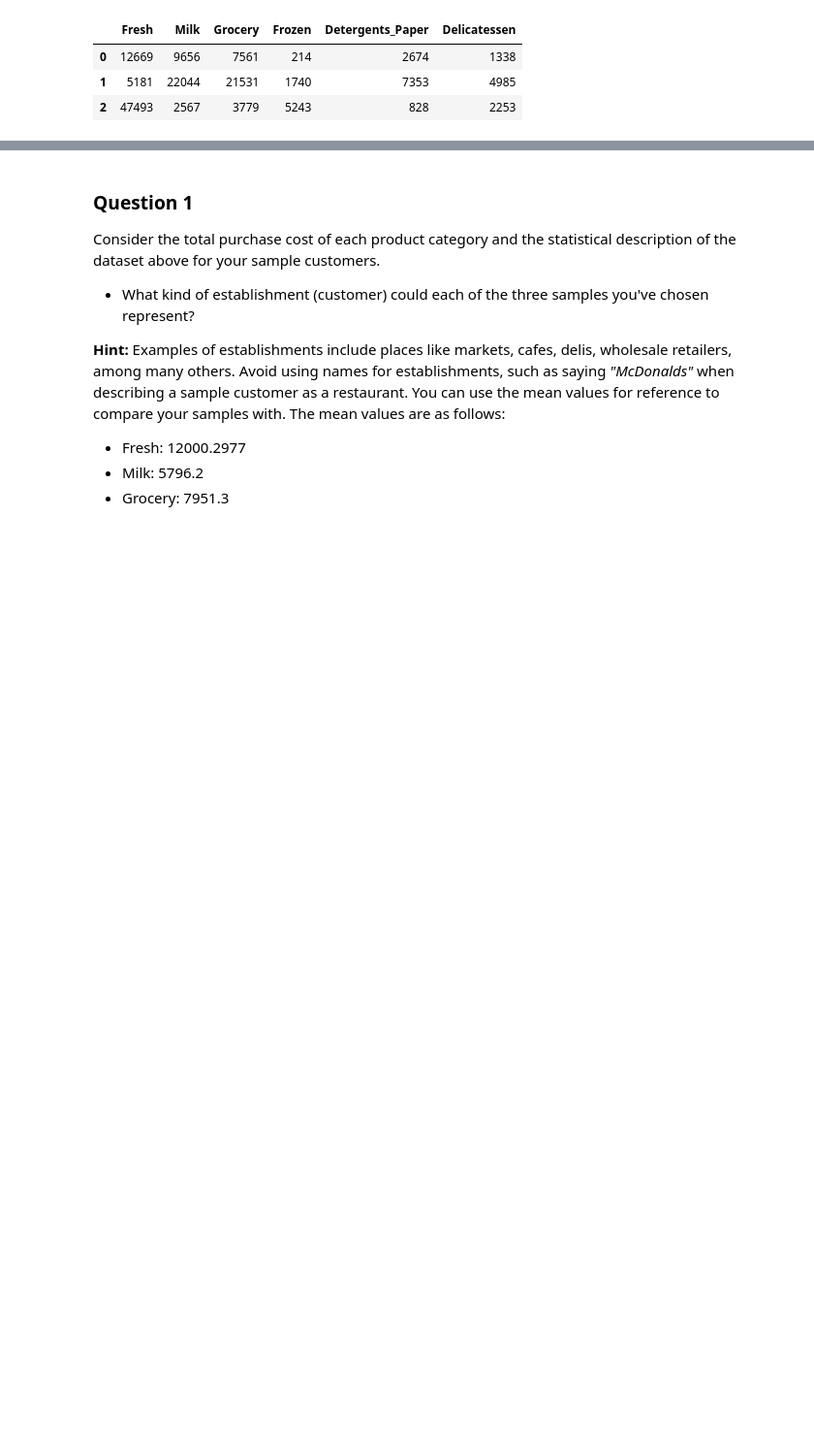
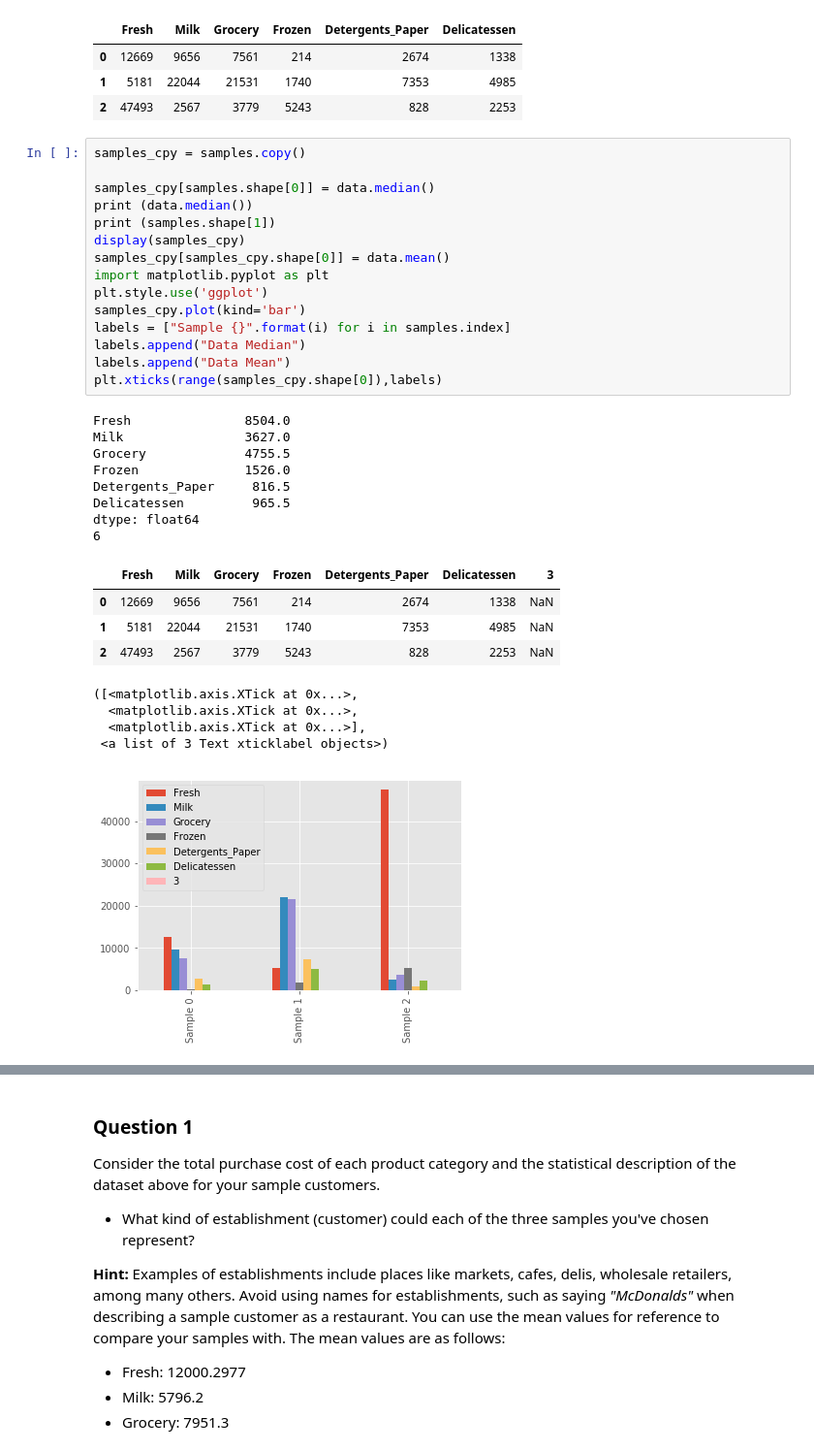
Before and after one commit to rafaeltafarello/machine-learning, a Jupyter notebook: projects/customer_segments/customer_segments.ipynb, the cells around one changed output, grey strips where cells are left out. Shown: that part at 97% size. Saved outputs shown, nothing was run; the diff lists cells and outputs as text; blank space fills up the shorter version.

```diff
--- a/projects/customer_segments/customer_segments.ipynb
+++ b/projects/customer_segments/customer_segments.ipynb
@@ -72,3 +72,36 @@ Chosen samples of wholesale customers dataset:
 | 0 | 12669 | 9656 | 7561 | 214 | 2674 | 1338 |
 | 1 | 5181 | 22044 | 21531 | 1740 | 7353 | 4985 |
 | 2 | 47493 | 2567 | 3779 | 5243 | 828 | 2253 |
+# %%
+samples_cpy = samples.copy()
+
+samples_cpy[samples.shape[0]] = data.median()
+print (data.median())
+print (samples.shape[1])
+display(samples_cpy)
+samples_cpy[samples_cpy.shape[0]] = data.mean()
+import matplotlib.pyplot as plt
+plt.style.use('ggplot')
+samples_cpy.plot(kind='bar')
+labels = ["Sample {}".format(i) for i in samples.index]
+labels.append("Data Median")
+labels.append("Data Mean")
+plt.xticks(range(samples_cpy.shape[0]),labels)
+# %% [output]
+Fresh               8504.0
+Milk                3627.0
+Grocery             4755.5
+Frozen              1526.0
+Detergents_Paper     816.5
+Delicatessen         965.5
+dtype: float64
+6
+|  | Fresh | Milk | Grocery | Frozen | Detergents_Paper | Delicatessen | 3 |
+| 0 | 12669 | 9656 | 7561 | 214 | 2674 | 1338 | NaN |
+| 1 | 5181 | 22044 | 21531 | 1740 | 7353 | 4985 | NaN |
+| 2 | 47493 | 2567 | 3779 | 5243 | 828 | 2253 | NaN |
+([<matplotlib.axis.XTick at 0x...>,
+  <matplotlib.axis.XTick at 0x...>,
+  <matplotlib.axis.XTick at 0x...>],
+ <a list of 3 Text xticklabel objects>)
+[figure, added]
```
Also changed, not shown: parts of 23 cells of this notebook, 1 other file.
